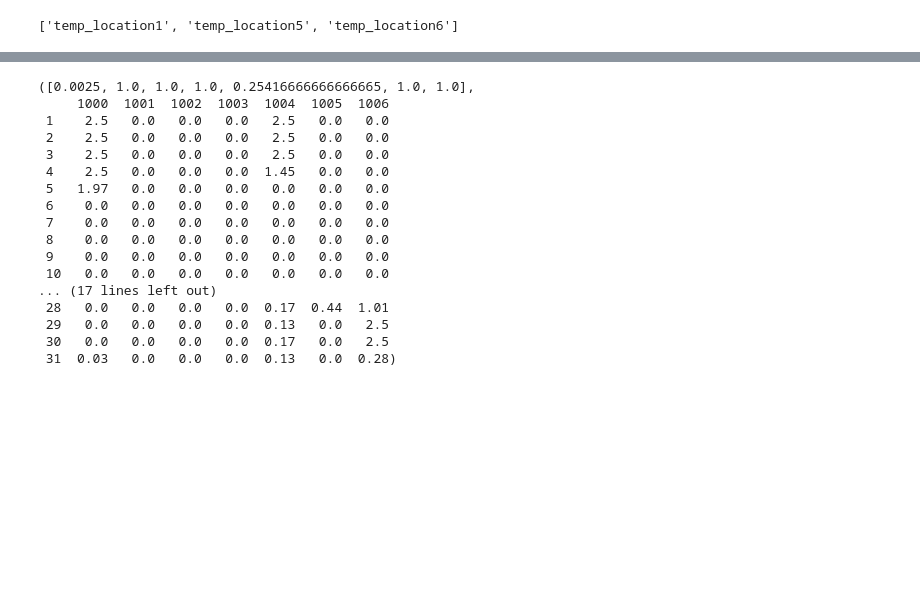
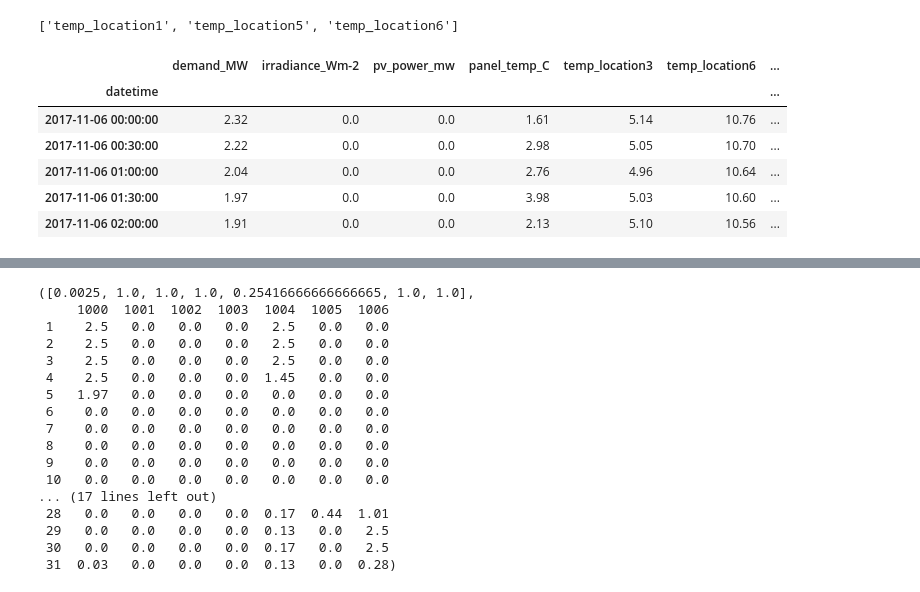
Before and after one commit to raphBeligs/westernpower, a Jupyter notebook: task0/test_common_functions.ipynb, the cells around one changed output, grey strips where cells are left out. Saved outputs shown, nothing was run; the diff lists cells and outputs as text; code cells hidden in the pictures; blank space fills up the shorter version.

```diff
--- a/task0/test_common_functions.ipynb
+++ b/task0/test_common_functions.ipynb
@@ -43,6 +43,17 @@ datetime
 2017-11-03 01:30:00    4     1  4.0
 2017-11-03 02:00:00    4     2  5.0
 ['temp_location1', 'temp_location5', 'temp_location6']
+# %%
+data_preprocessed.set_df(data_preprocessed.df[data_preprocessed.df['week']!=44])
+data_preprocessed.df.head()
+# %% [output]
+|  | demand_MW | irradiance_Wm-2 | pv_power_mw | panel_temp_C | temp_location3 | temp_location6 | ... |
+| datetime |  |  |  |  |  |  | ... |
+| 2017-11-06 00:00:00 | 2.32 | 0.0 | 0.0 | 1.61 | 5.14 | 10.76 | ... |
+| 2017-11-06 00:30:00 | 2.22 | 0.0 | 0.0 | 2.98 | 5.05 | 10.70 | ... |
+| 2017-11-06 01:00:00 | 2.04 | 0.0 | 0.0 | 2.76 | 4.96 | 10.64 | ... |
+| 2017-11-06 01:30:00 | 1.97 | 0.0 | 0.0 | 3.98 | 5.03 | 10.60 | ... |
+| 2017-11-06 02:00:00 | 1.91 | 0.0 | 0.0 | 2.13 | 5.10 | 10.56 | ... |
 # %%
 weather_path = 'Input/weather_train_set0.csv'
 demand_path = 'Input/demand_train_set0.csv'
```
Also changed, not shown: parts of 2 cells of this notebook, 3 other files.
